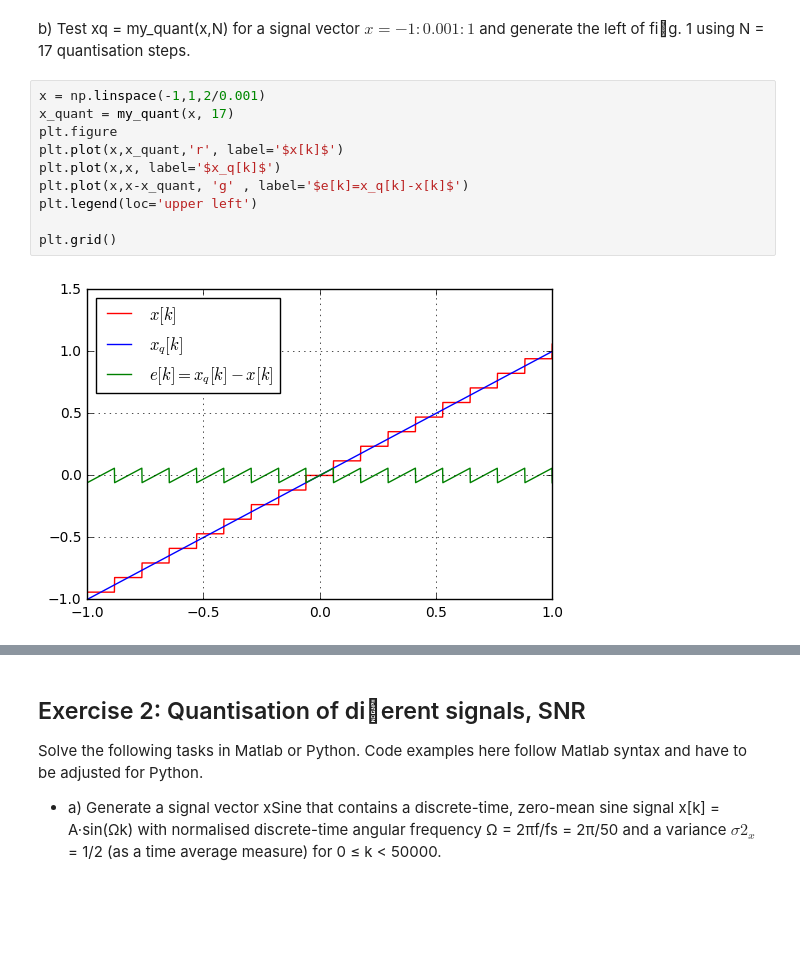
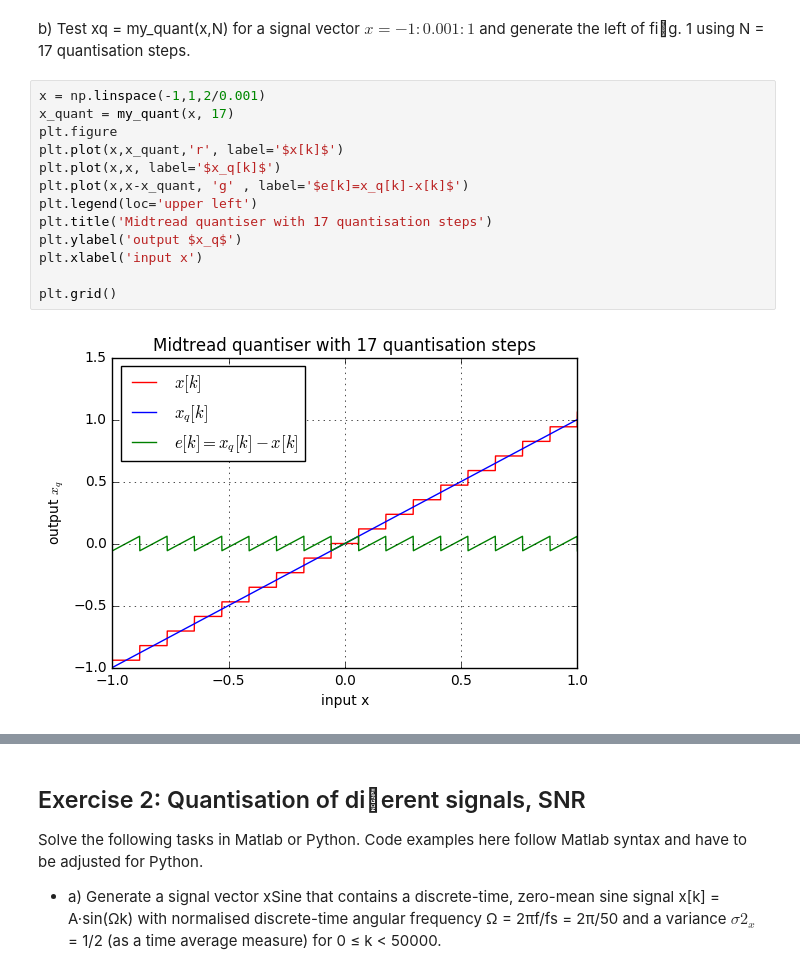
Before and after one commit to JakobHeller/DigitalSignalProcessing, a Jupyter notebook: Lab3.ipynb, the cells around one changed output, grey strips where cells are left out. Cells and saved outputs as stored; diff of their text form; blank space fills up the shorter version.

Commit message:
Add files via upload
Further changes to the plotting Ex1

```diff
--- a/Lab3.ipynb
+++ b/Lab3.ipynb
@@ -25,15 +25,18 @@ b) Test xq = my_quant(x,N) for a signal vector $x = -1:0.001:1$ and generate the
 # %%
 x = np.linspace(-1,1,2/0.001)
 x_quant = my_quant(x, 17)
 plt.figure
 plt.plot(x,x_quant,'r', label='$x[k]$')
 plt.plot(x,x, label='$x_q[k]$')
 plt.plot(x,x-x_quant, 'g' , label='$e[k]=x_q[k]-x[k]$')
 plt.legend(loc='upper left')
+plt.title('Midtread quantiser with 17 quantisation steps')
+plt.ylabel('output $x_q$')
+plt.xlabel('input x')
 
 plt.grid()
 # %% [output]
-[figure, old version]
+[figure, new version]
 # %%
 x = np.linspace(-1,1,2/0.001)
 x_quant = my_quant(x,16)
```
Also changed, not shown: parts of 1 cell of this notebook.
